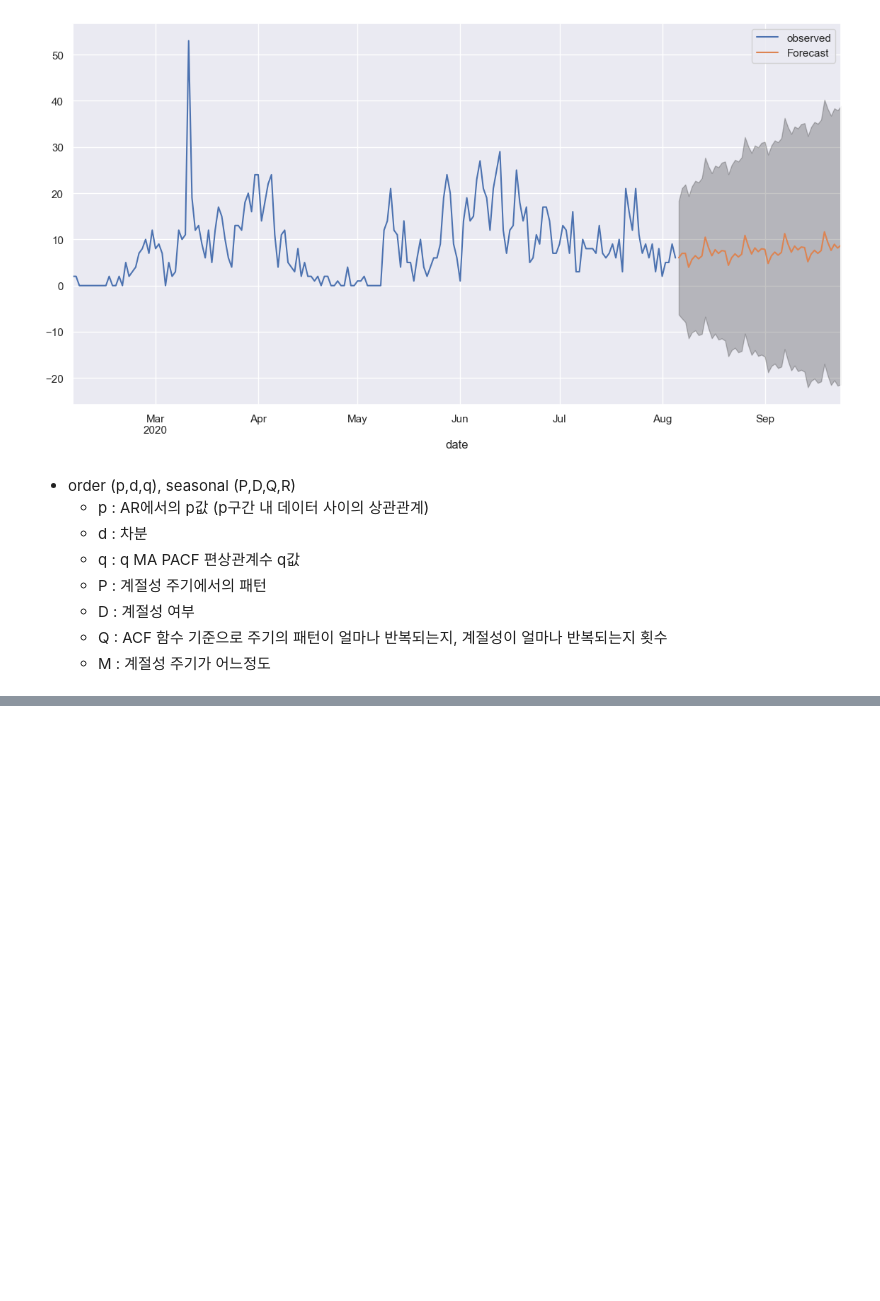
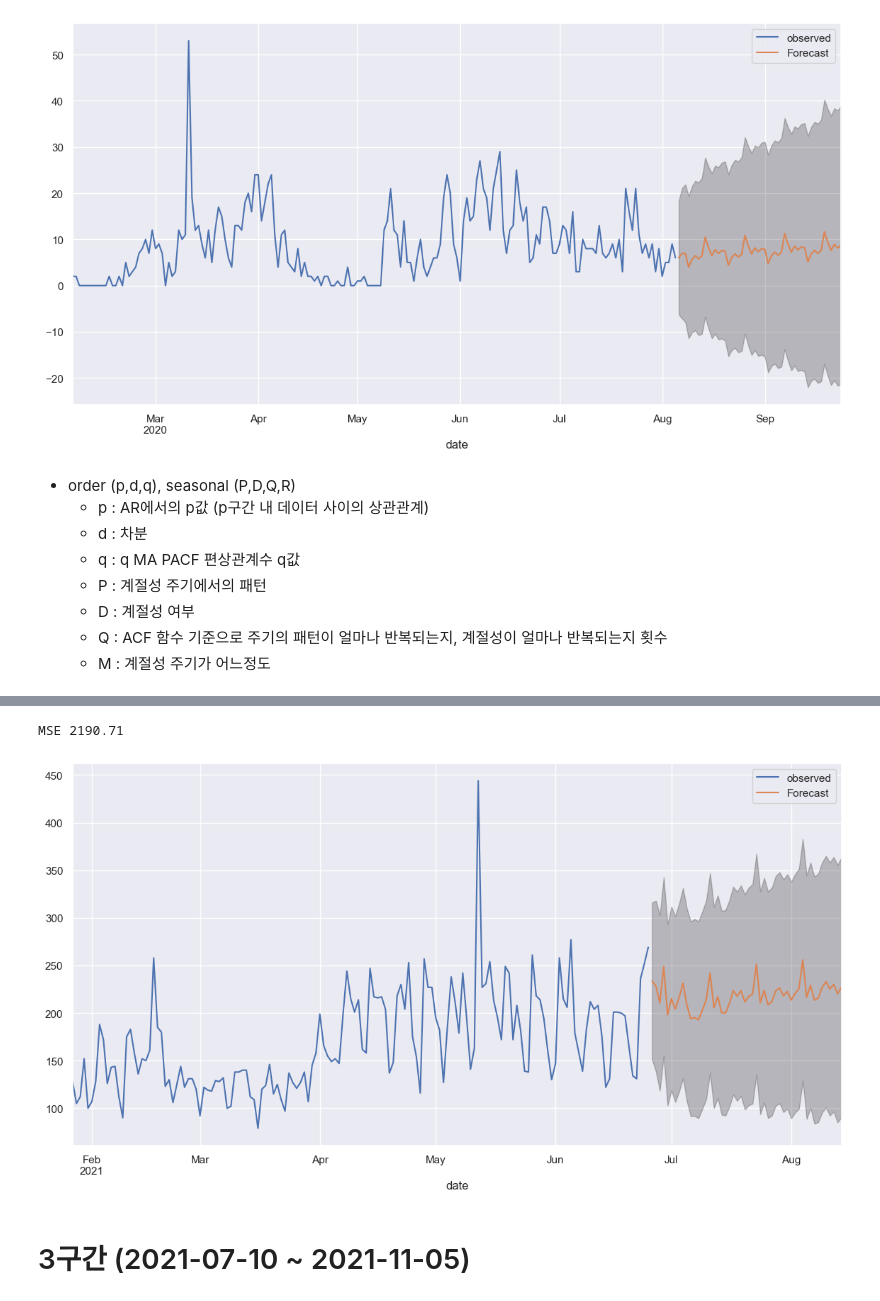
Before and after one commit to L2egg/L2egg, a Jupyter notebook: practice.ipynb, the cells around one changed output, grey strips where cells are left out. Drawn from its saved outputs; the diff is of its cells as text; code cells hidden in the pictures; blank space fills up the shorter version.

```diff
--- a/practice.ipynb
+++ b/practice.ipynb
@@ -254,0 +384,22 @@ from sklearn import linear_model
+# %%
+y_forecasted = pred.predicted_mean
+y_truth = y_2['2021-01-27':]
+mse = ((y_forecasted - y_truth) ** 2).mean()
+print('MSE {}'.format(round(mse, 2)))
+# %% [output]
+MSE 2190.71
+# %%
+pred_uc = results.get_forecast(steps=50)
+pred_ci = pred_uc.conf_int() #추정된 계수의 신뢰구간 계산
+ax = y_2.plot(label='observed', figsize=(14, 7))
+pred_uc.predicted_mean.plot(ax=ax, label='Forecast')
+ax.fill_between(pred_ci.index,
+                 pred_ci.iloc[:, 0],
+                 pred_ci.iloc[:, 1], color='k', alpha=.25)
+
+plt.legend()
+plt.show()
+# %% [output]
+[figure, added]
+# %% [markdown]
+# 3구간 (2021-07-10 ~ 2021-11-05)
```
Also changed, not shown: parts of 42 cells of this notebook.
